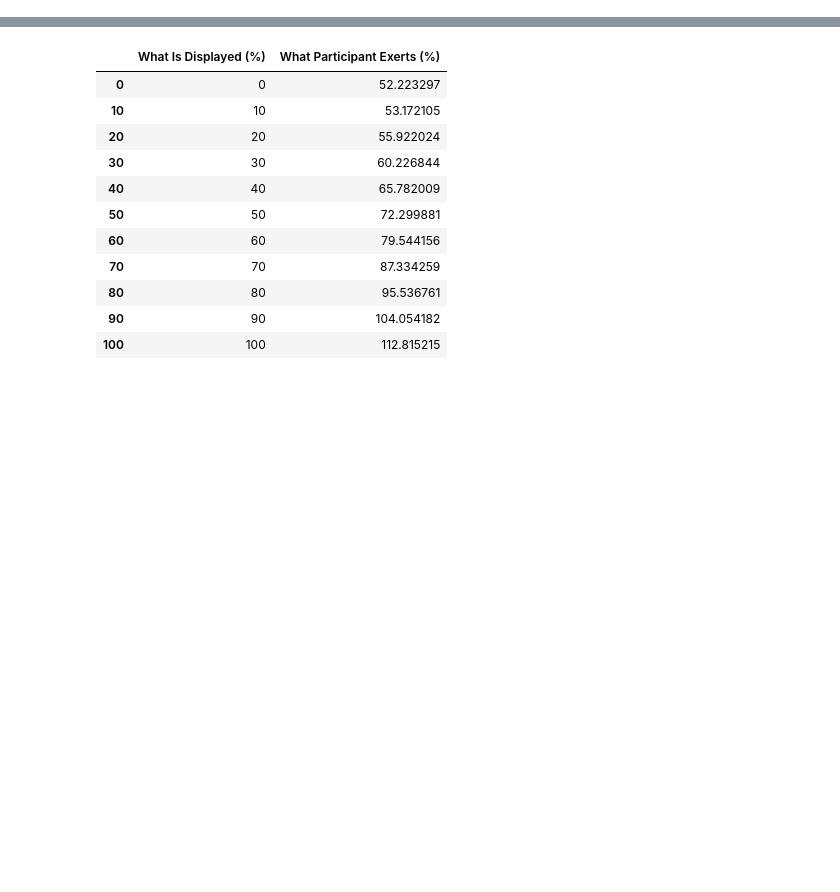
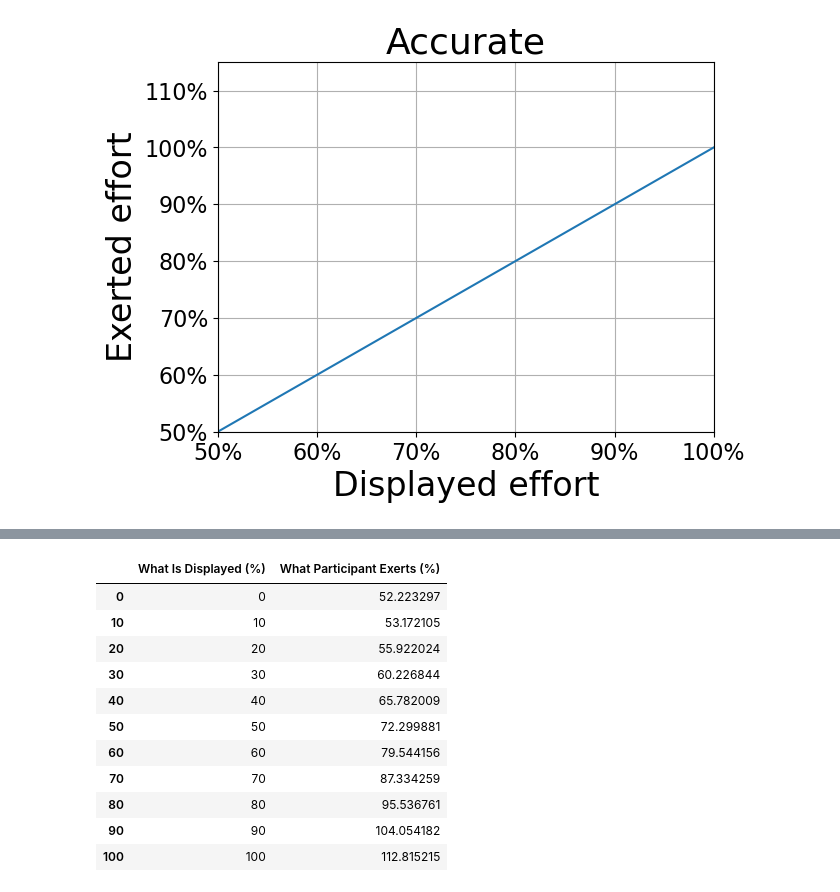
Before and after one commit to MajaFriedemann/reward-effort-task, a Jupyter notebook: generate_trial_schedules/global_effort_shift_function.ipynb, the cells around one changed output, grey strips where cells are left out. Drawn from its saved outputs; the diff is of its cells as text; code cells hidden in the pictures; blank space fills up the shorter version.

```diff
--- a/generate_trial_schedules/global_effort_shift_function.ipynb
+++ b/generate_trial_schedules/global_effort_shift_function.ipynb
@@ -1,3 +1,28 @@
+# %%
+import numpy as np
+import matplotlib.pyplot as plt
+import matplotlib.ticker as ticker
+
+what_is_displayed = np.arange(0, 101, 1)
+what_participant_exerts = what_is_displayed
+
+plt.figure()
+plt.plot(what_is_displayed, what_participant_exerts)
+plt.ylim(50, 115)
+plt.xlim(50, 100)
+plt.xlabel('Displayed effort', fontsize=24)
+plt.ylabel('Exerted effort', fontsize=24)
+plt.title('Accurate', fontsize=26)
+plt.grid(True)
+plt.gca().xaxis.set_major_formatter(ticker.FuncFormatter(lambda x, _: f'{int(x)}%'))
+plt.gca().yaxis.set_major_formatter(ticker.FuncFormatter(lambda y, _: f'{int(y)}%'))
+
+# Increase the size of tick labels
+plt.tick_params(axis='both', which='major', labelsize=16)
+
+plt.show()
+# %% [output]
+[figure, added]
 # %%
 import numpy as np
 import matplotlib.pyplot as plt
```
Also changed, not shown: parts of 1 cell of this notebook, 12 other files.
